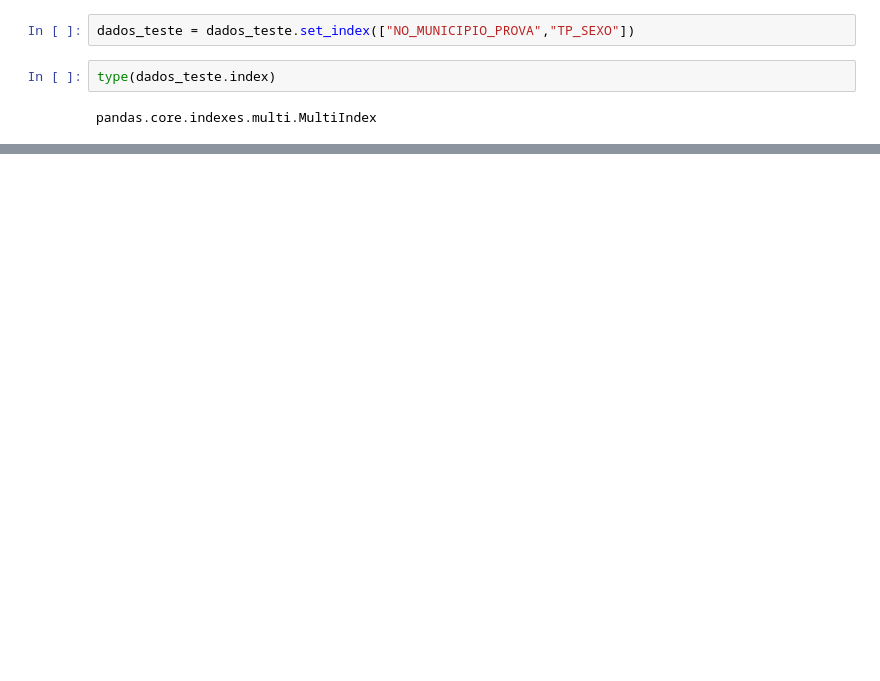
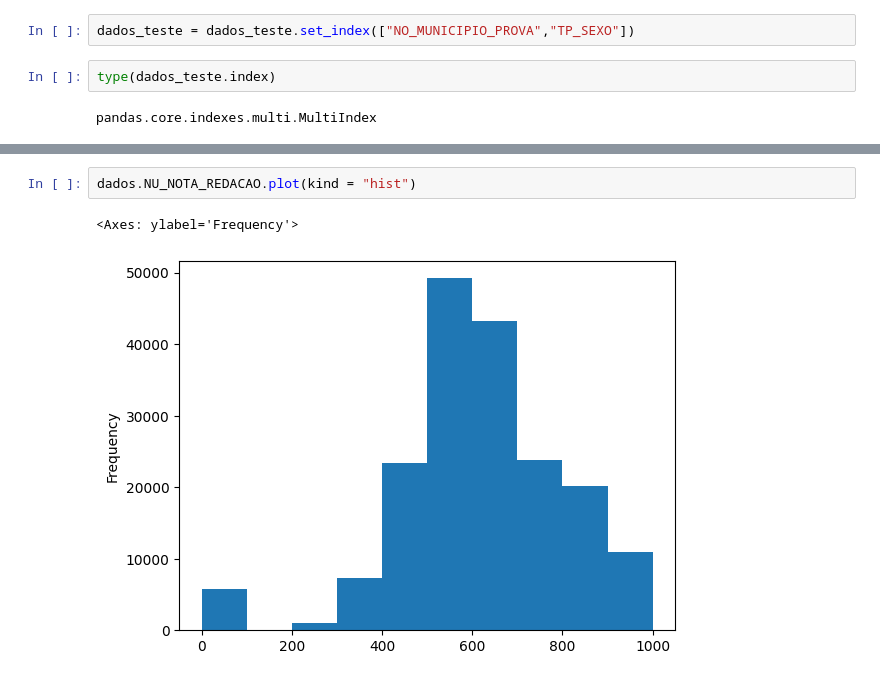
Before and after one commit to Paulo-Henri7/Dados-Enem-2021-Ba, a Jupyter notebook: Script_Python.ipynb, the cells around one changed output, grey strips where cells are left out. Saved outputs shown, nothing was run; the diff lists cells and outputs as text; blank space fills up the shorter version.

```diff
--- a/Script_Python.ipynb
+++ b/Script_Python.ipynb
@@ -2712,0 +2877,5 @@ dados_teste
+# %%
+dados.NU_NOTA_REDACAO.plot(kind = "hist")
+# %% [output]
+<Axes: ylabel='Frequency'>
+[figure, added]
```
Also changed, not shown: parts of 130 cells of this notebook.
